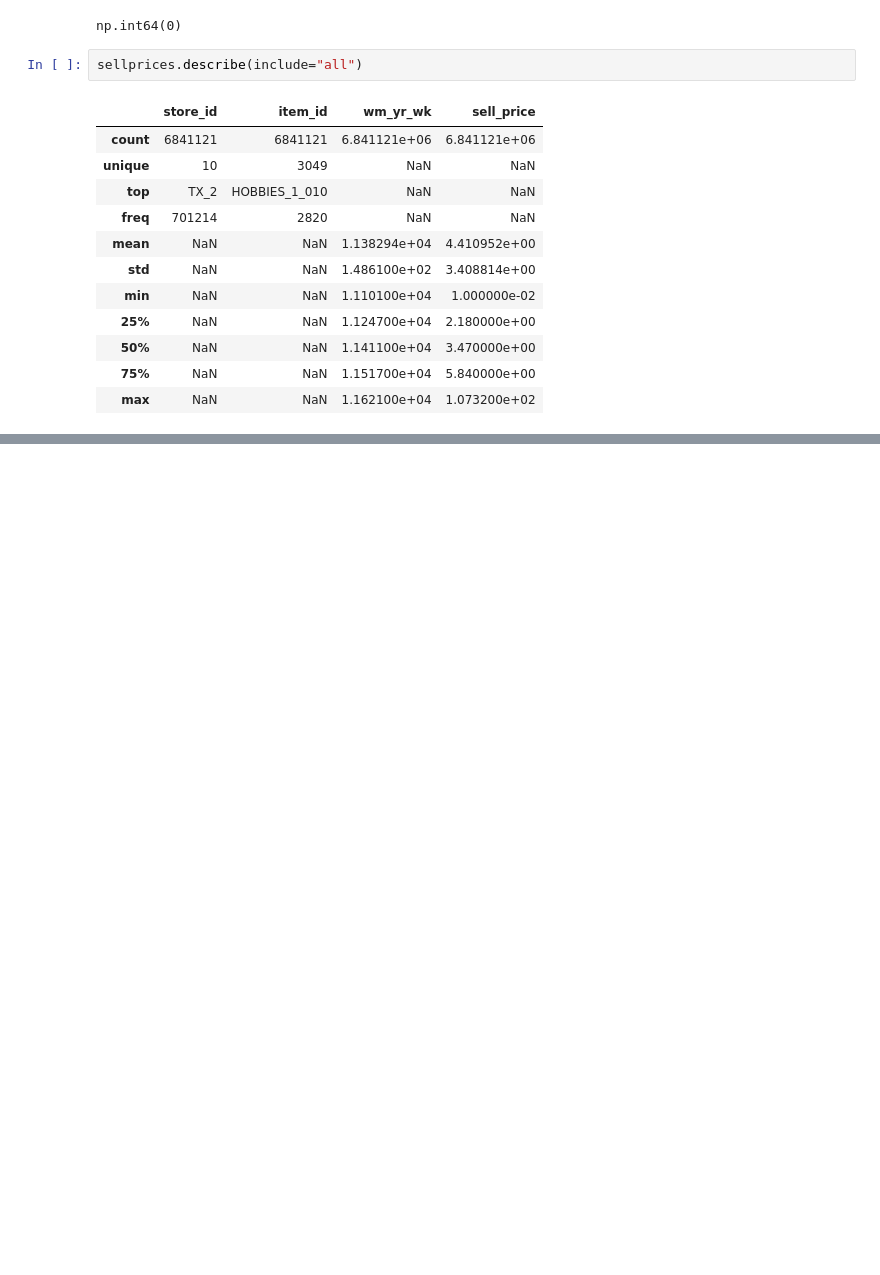
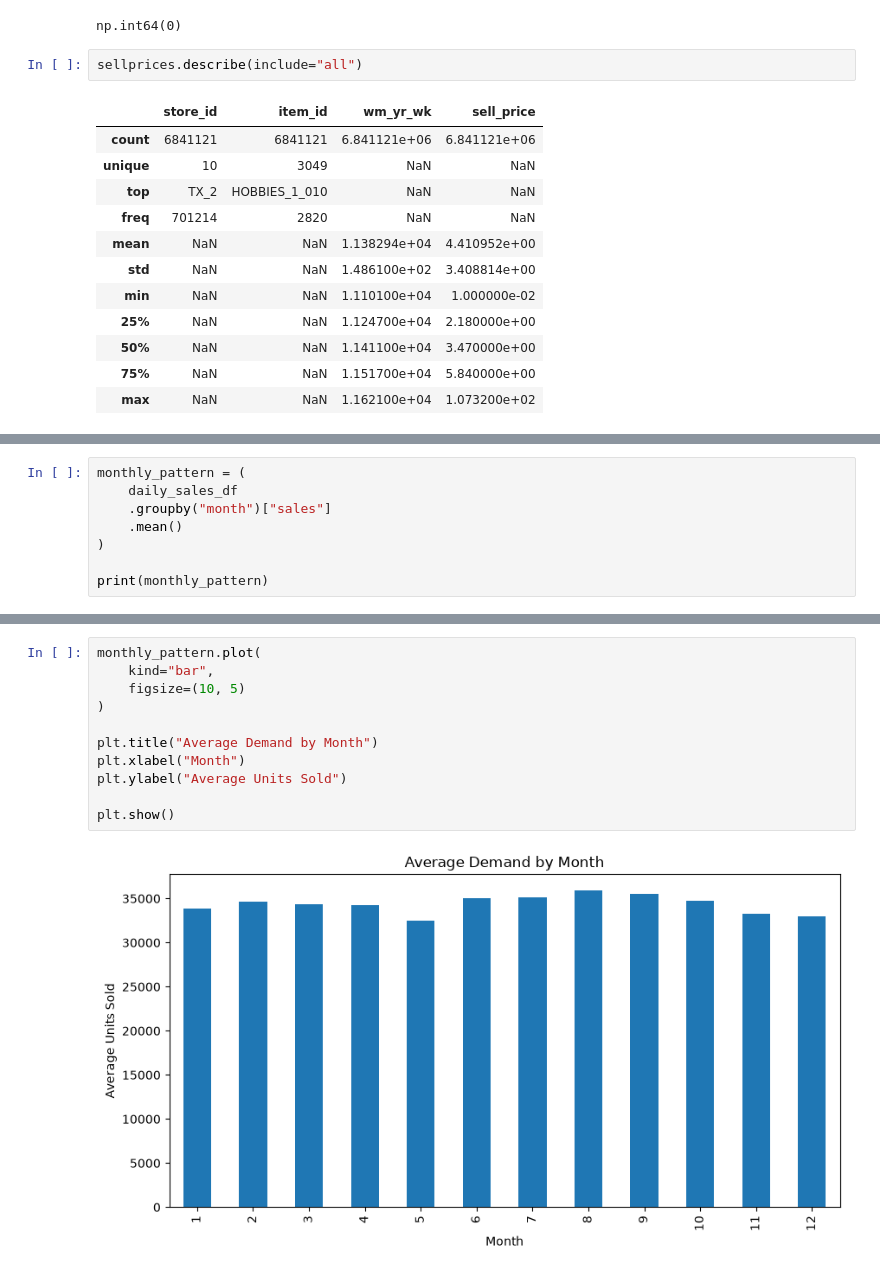
Before and after one commit to anchitkaushal/Retail_Demand_Forecasting_and_Fraud_Detection_System, a Jupyter notebook: notebooks/eda/eda_and_seasonality.ipynb, the cells around one changed output, grey strips where cells are left out. Drawn from its saved outputs; the diff is of its cells as text; blank space fills up the shorter version.

```diff
--- a/notebooks/eda/eda_and_seasonality.ipynb
+++ b/notebooks/eda/eda_and_seasonality.ipynb
@@ -251,0 +483,8 @@ sellprices.describe(include="all")
+# %%
+monthly_pattern = (
+    daily_sales_df
+    .groupby("month")["sales"]
+    .mean()
+)
+
+print(monthly_pattern)
@@ -251,0 +506,13 @@ sellprices.describe(include="all")
+# %%
+monthly_pattern.plot(
+    kind="bar",
+    figsize=(10, 5)
+)
+
+plt.title("Average Demand by Month")
+plt.xlabel("Month")
+plt.ylabel("Average Units Sold")
+
+plt.show()
+# %% [output]
+[figure, added]
```
Also changed, not shown: parts of 69 cells of this notebook, 2 other files.
